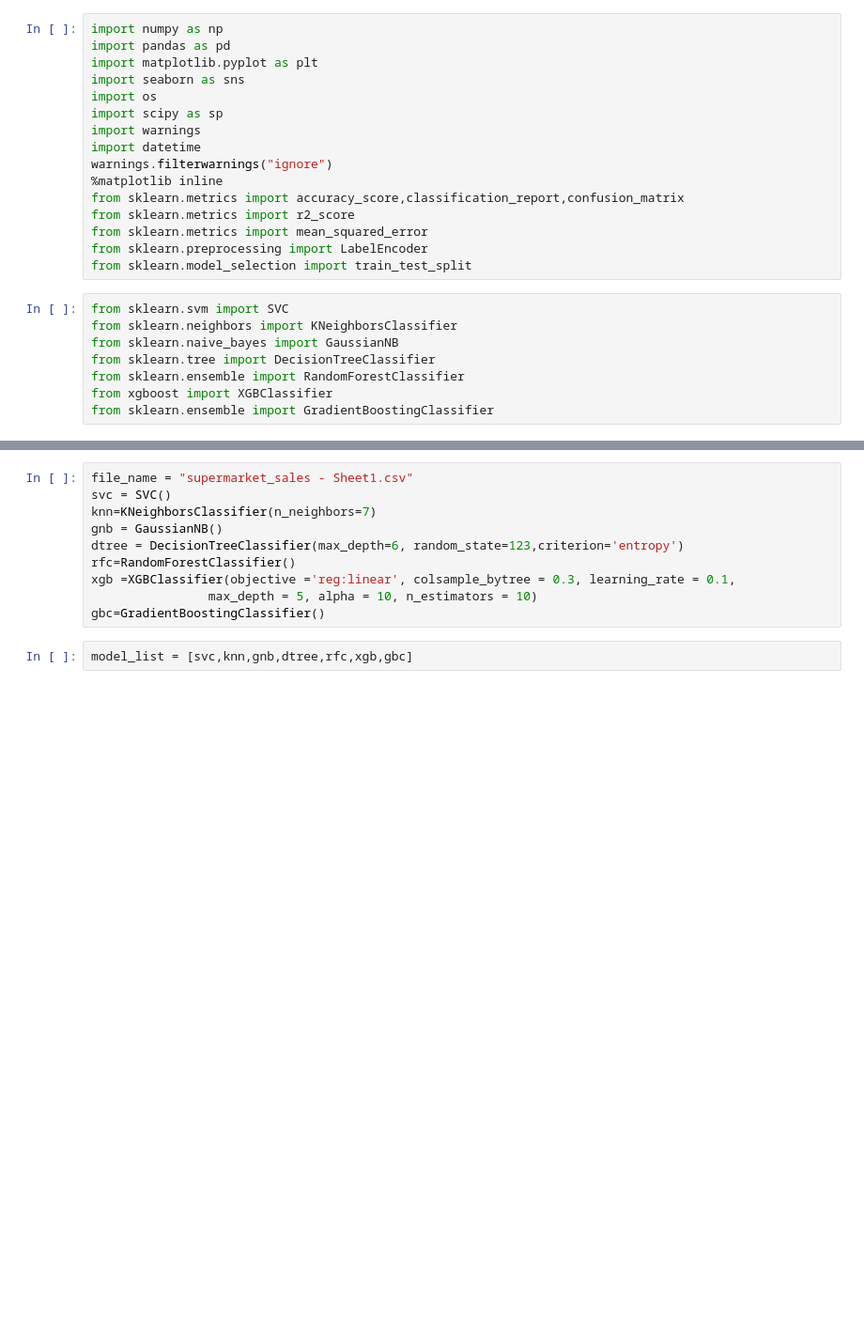
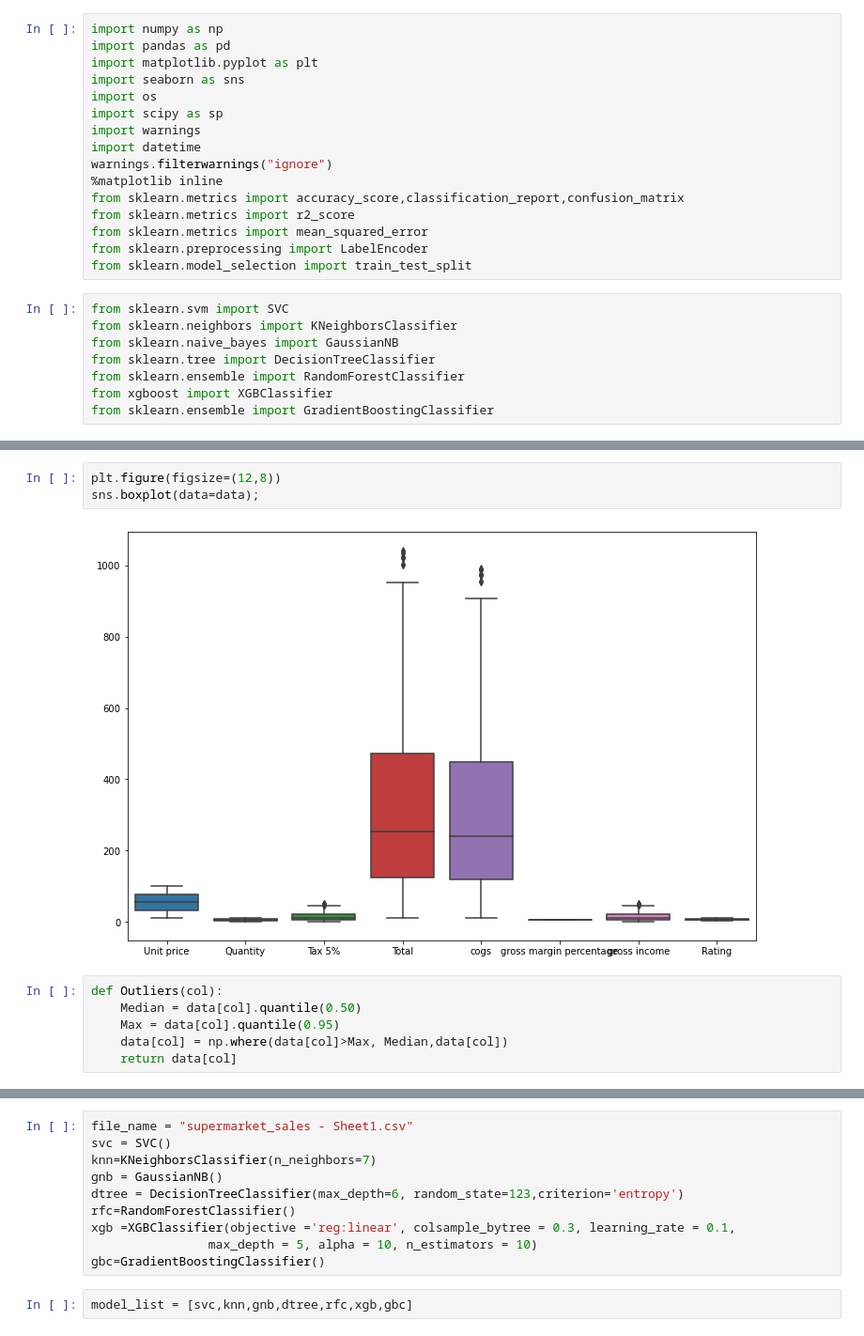
Before and after one commit to BinuBims/supermarket_sales_prediction, a Jupyter notebook: supermarket_sales_prediction.ipynb, the cells around one changed output, grey strips where cells are left out. Shown at 94% size. Drawn from its saved outputs; the diff is of its cells as text; blank space fills up the shorter version.

```diff
--- a/supermarket_sales_prediction.ipynb
+++ b/supermarket_sales_prediction.ipynb
@@ -24,0 +88,11 @@ from sklearn.ensemble import GradientBoostingClassifier
+# %%
+plt.figure(figsize=(12,8))
+sns.boxplot(data=data);
+# %% [output]
+[figure, added]
+# %%
+def Outliers(col):
+    Median = data[col].quantile(0.50)
+    Max = data[col].quantile(0.95)
+    data[col] = np.where(data[col]>Max, Median,data[col])
+    return data[col]
```
Also changed, not shown: parts of 36 cells of this notebook.
